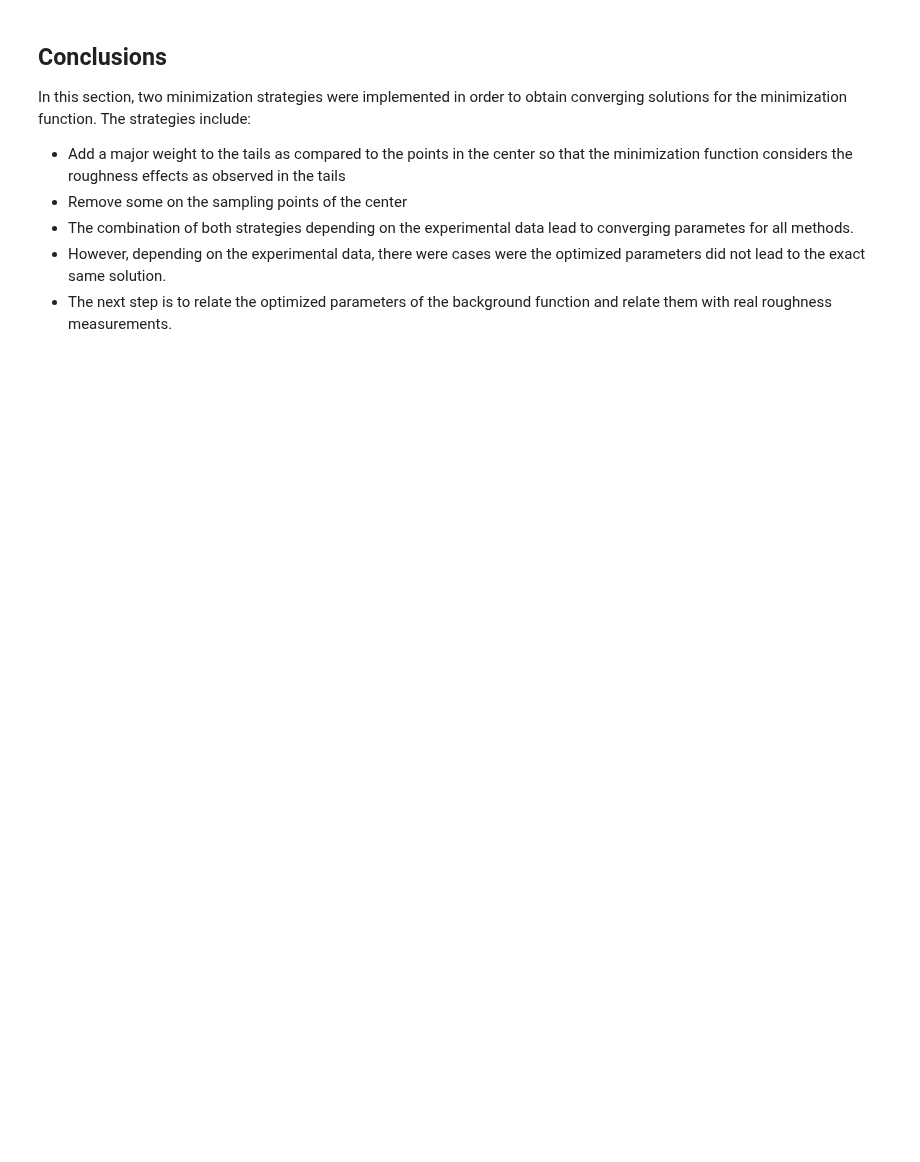
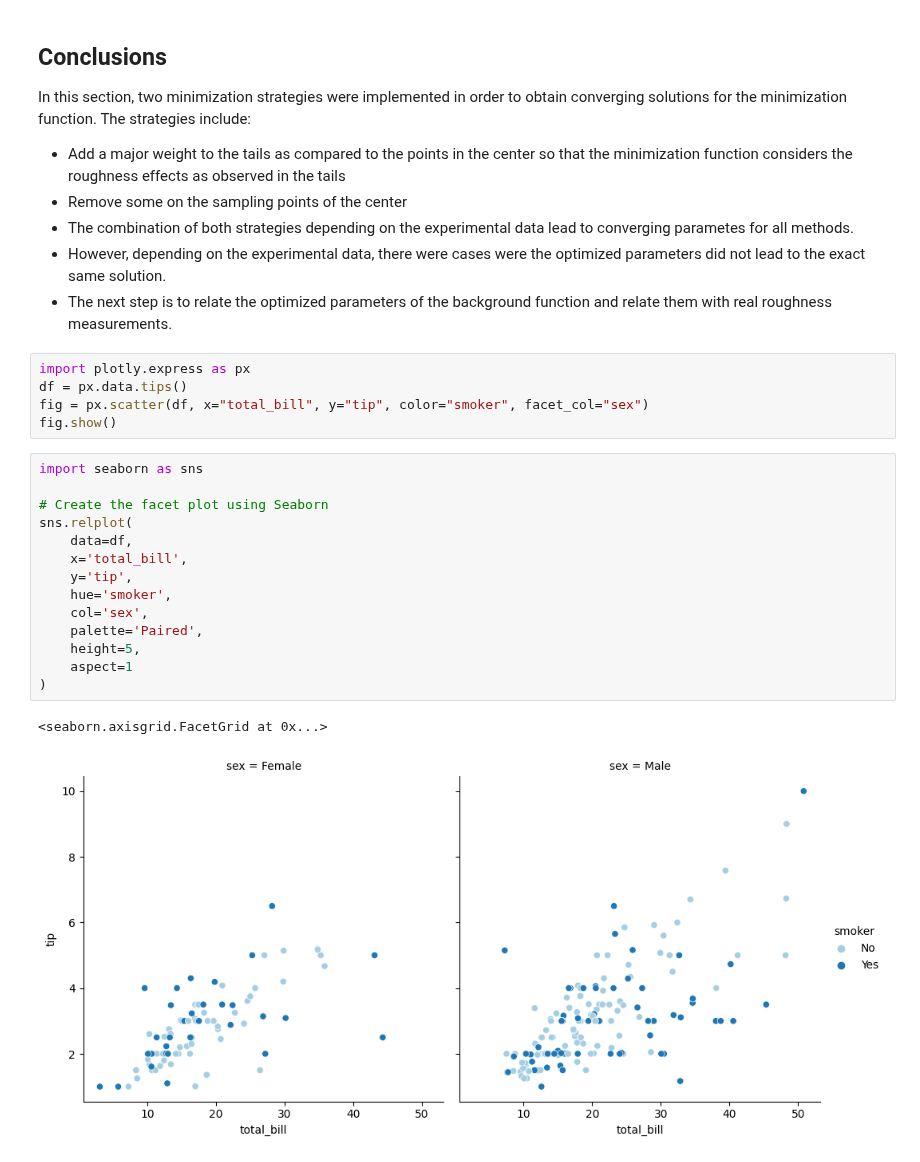
Before and after one commit to charldelaoa/Optosurf, a Jupyter notebook: Notebooks/d_minimization_strategies.ipynb, the cells around one changed output. Saved outputs shown, nothing was run; the diff lists cells and outputs as text; blank space fills up the shorter version.

```diff
--- a/Notebooks/d_minimization_strategies.ipynb
+++ b/Notebooks/d_minimization_strategies.ipynb
@@ -585,3 +585,25 @@ In this section, two minimization strategies were implemented in order to obtain
 * The combination of both strategies depending on the experimental data lead to converging parametes for all methods.
 * However, depending on the experimental data, there were cases were the optimized parameters did not lead to the exact same solution.
 * The next step is to relate the optimized parameters of the background function and relate them with real roughness measurements.
+# %%
+import plotly.express as px
+df = px.data.tips()
+fig = px.scatter(df, x="total_bill", y="tip", color="smoker", facet_col="sex")
+fig.show()
+# %%
+import seaborn as sns
+
+# Create the facet plot using Seaborn
+sns.relplot(
+    data=df,
+    x='total_bill',
+    y='tip',
+    hue='smoker',
+    col='sex',
+    palette='Paired',
+    height=5,
+    aspect=1
+)
+# %% [output]
+<seaborn.axisgrid.FacetGrid at 0x...>
+[figure, added]
```
Also changed, not shown: 1 other file.
